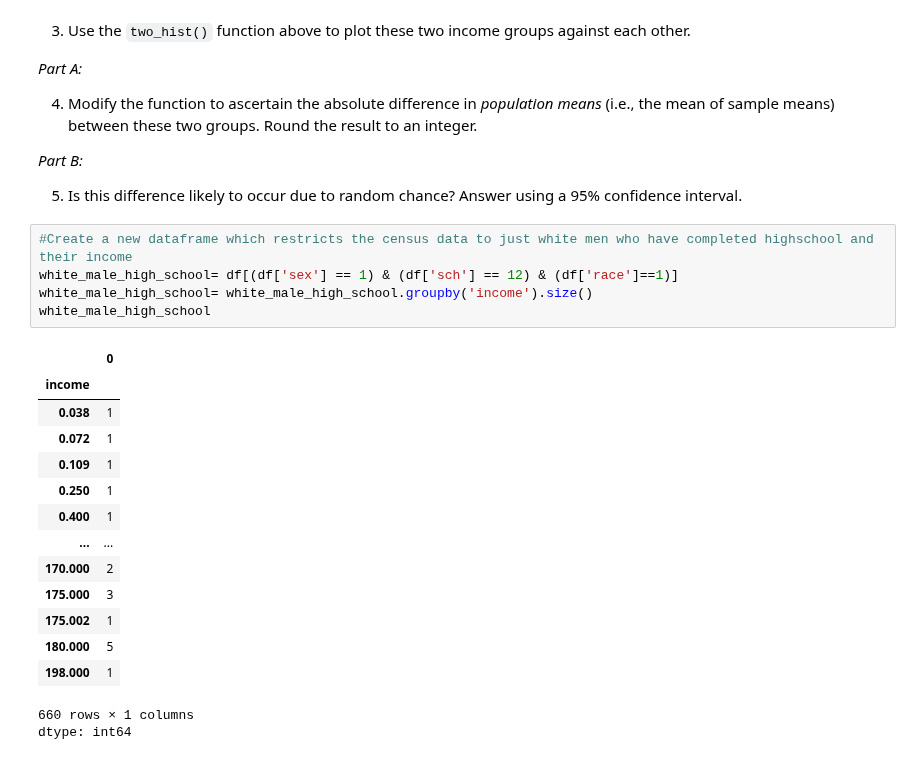
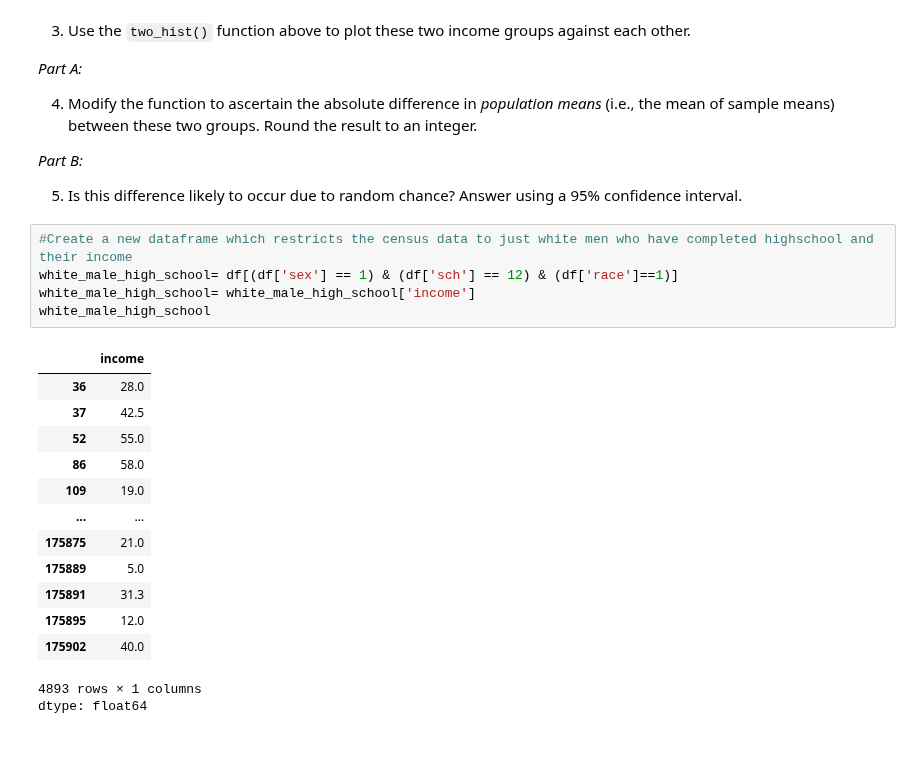
Before and after one commit to Zccarou/QM2, a Jupyter notebook: notebooks/W05. Distributions and Basic Statistics.ipynb, the cells around one changed output. Drawn from its saved outputs; the diff is of its cells as text.

```diff
--- a/notebooks/W05. Distributions and Basic Statistics.ipynb
+++ b/notebooks/W05. Distributions and Basic Statistics.ipynb
@@ -637,24 +603,23 @@ Intersectionality is an important consideration when thinking about inequality.
 # %%
 #Create a new dataframe which restricts the census data to just white men who have completed highschool and their income
 white_male_high_school= df[(df['sex'] == 1) & (df['sch'] == 12) & (df['race']==1)]
-white_male_high_school= white_male_high_school.groupby('income').size()
+white_male_high_school= white_male_high_school['income']
 white_male_high_school
 # %% [output]
-|  | 0 |
-| income |  |
-| 0.038 | 1 |
-| 0.072 | 1 |
-| 0.109 | 1 |
-| 0.250 | 1 |
-| 0.400 | 1 |
+|  | income |
+| 36 | 28.0 |
+| 37 | 42.5 |
+| 52 | 55.0 |
+| 86 | 58.0 |
+| 109 | 19.0 |
 | ... | ... |
-| 170.000 | 2 |
-| 175.000 | 3 |
-| 175.002 | 1 |
-| 180.000 | 5 |
-| 198.000 | 1 |
+| 175875 | 21.0 |
+| 175889 | 5.0 |
+| 175891 | 31.3 |
+| 175895 | 12.0 |
+| 175902 | 40.0 |
-660 rows × 1 columns
-dtype: int64
+4893 rows × 1 columns
+dtype: float64
 # %%
 #Create a new dataframe which restricts the census data to just hispanic women who have a bachelors degree and their income
 hispanic_women_bachelor= df[(df['sex'] == 2) & (df['sch'] == 16) & (df['race']==3)]
```
Also changed, not shown: parts of 18 cells of this notebook.
